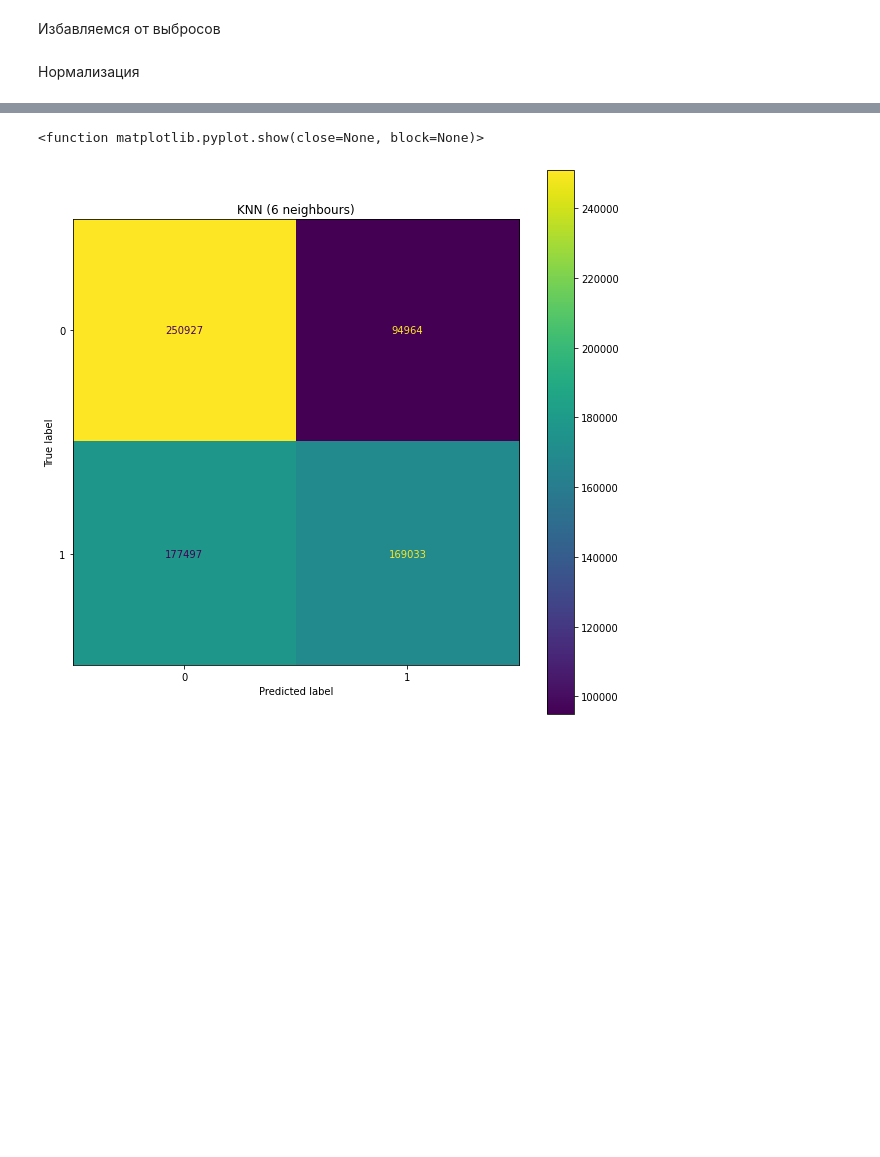
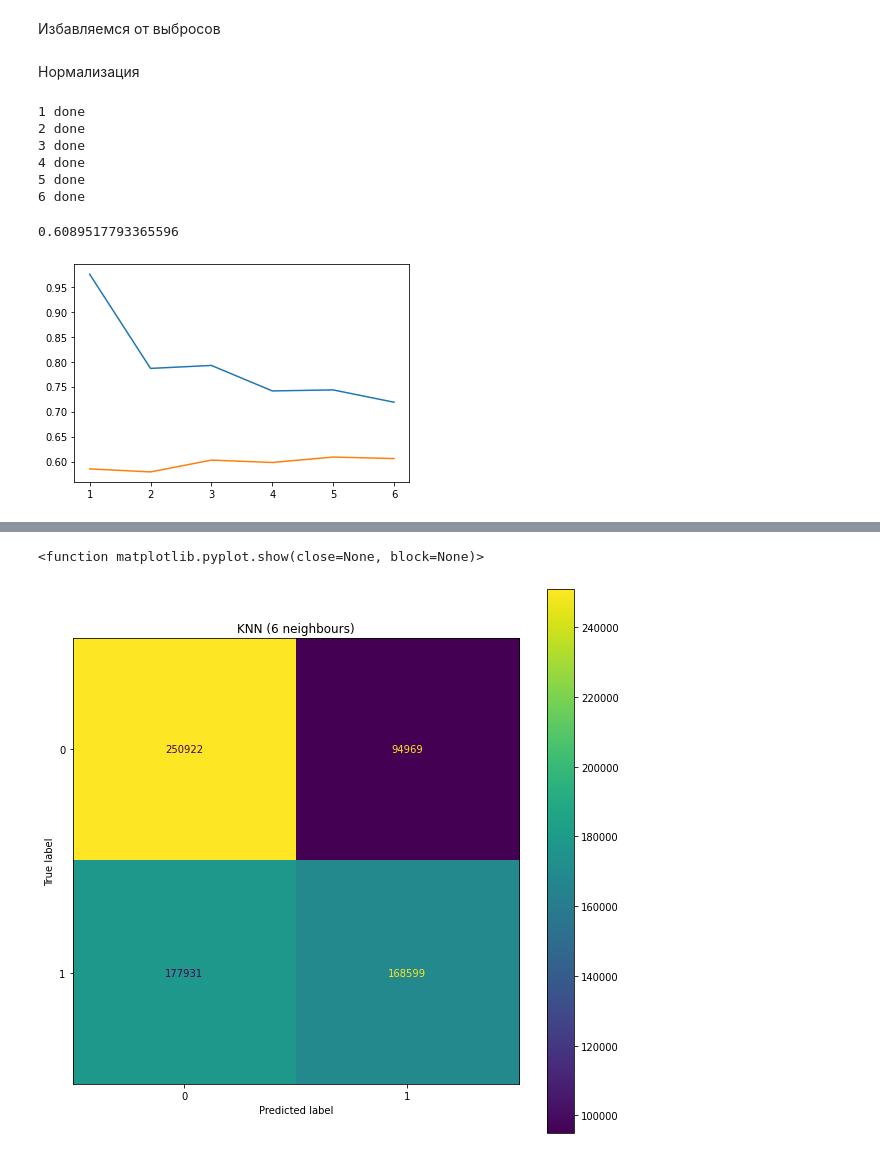
Before and after one commit to Anessivan/Ml-course, a Jupyter notebook: Airline Delays.ipynb, the cells around one changed output, grey strips where cells are left out. Saved outputs shown, nothing was run; the diff lists cells and outputs as text; code cells hidden in the pictures; blank space fills up the shorter version.

```diff
--- a/Airline Delays.ipynb
+++ b/Airline Delays.ipynb
@@ -360,19 +360,29 @@ transformer = Normalizer().fit(X)
 X_normalize = transformer.transform(X)
 X_train, X_test, y_train, y_test = train_test_split(X_normalize,y, test_size=0.3, random_state=17)
 # %%
-# neighbors = np.arange(1,7)
-# train = []
-# test = []
-# for i,k in enumerate(neighbors):
-#     knn = KNeighborsClassifier(n_neighbors=k, n_jobs=-1)
-#     knn.fit(X_train, y_train)
-#     train.append(knn.score(X_train, y_train))
-#     test.append(knn.score(X_test, y_test))
-#     print(f'{k} done')
+neighbors = np.arange(1,7)
+train = []
+test = []
+for i,k in enumerate(neighbors):
+    knn = KNeighborsClassifier(n_neighbors=k, n_jobs=-1)
+    knn.fit(X_train, y_train)
+    train.append(knn.score(X_train, y_train))
+    test.append(knn.score(X_test, y_test))
+    print(f'{k} done')
+# %% [output]
+1 done
+2 done
+3 done
+4 done
+5 done
+6 done
 # %%
-# plt.plot(np.arange(1,7), train)
-# plt.plot(np.arange(1,7), test)
-# max(test)
+plt.plot(np.arange(1,7), train)
+plt.plot(np.arange(1,7), test)
+max(test)
+# %% [output]
+0.6089517793365596
+[figure, added]
 # %%
 knn = KNeighborsClassifier(n_neighbors=6, n_jobs=-1)
 knn.fit(X_train, y_train)
```
Also changed, not shown: parts of 43 cells of this notebook.
